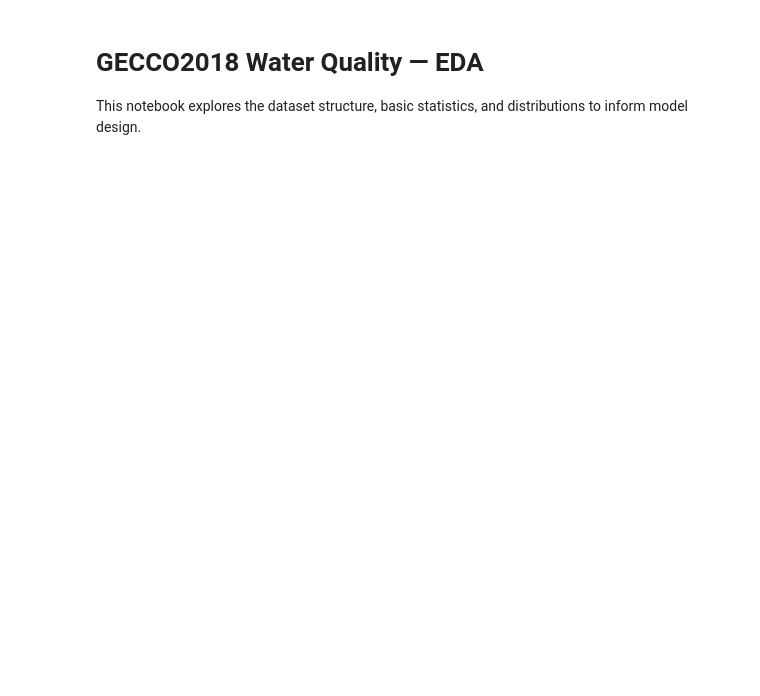
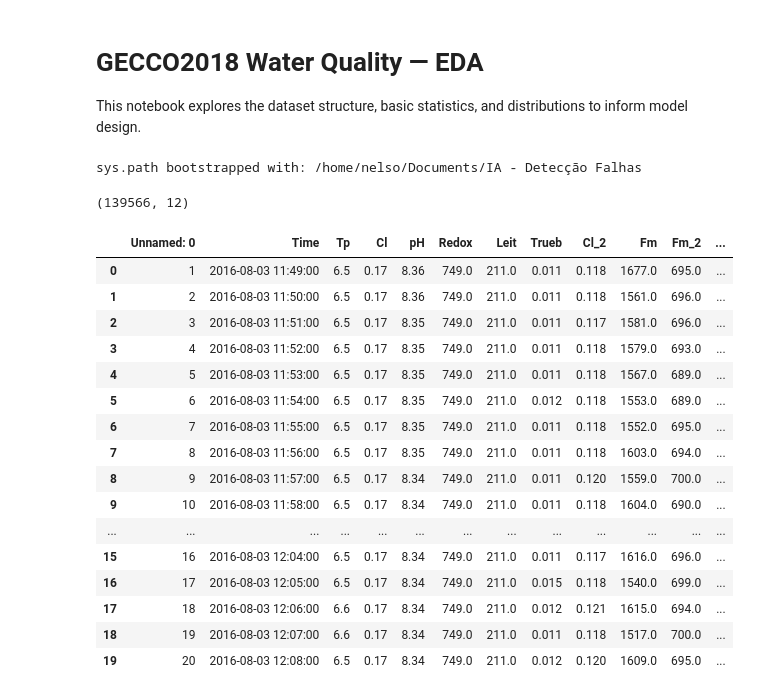
Before and after one commit to nelcostaa/cnn-anomaly-detection, a Jupyter notebook: notebooks/01_eda_gecco2018.ipynb, the cells around one changed output. Cells and saved outputs as stored; diff of their text form; code cells hidden in the pictures; blank space fills up the shorter version.

Commit message:
notebooks: update 01_eda with EDA enhancements and path bootstrap

```diff
--- a/notebooks/01_eda_gecco2018.ipynb
+++ b/notebooks/01_eda_gecco2018.ipynb
@@ -2,6 +2,16 @@
 # GECCO2018 Water Quality — EDA
 
 This notebook explores the dataset structure, basic statistics, and distributions to inform model design.
+# %%
+# Ensure project root on sys.path for `import src.*`
+import sys
+from pathlib import Path
+PROJECT_ROOT = Path.cwd().parent
+if str(PROJECT_ROOT) not in sys.path:
+    sys.path.insert(0, str(PROJECT_ROOT))
+print("sys.path bootstrapped with:", PROJECT_ROOT)
+# %% [output]
+sys.path bootstrapped with: /home/nelso/Documents/IA - Detecção Falhas
 # %%
 # Imports and setup
 %load_ext autoreload
@@ -18,10 +28,29 @@ from src.visualization.plots import plot_pairwise_histograms
 # %%
 # Load data
 try:
     df = load_gecco2018_csv()
 except FileNotFoundError as e:
     print(e)
     raise
 
 print(df.shape)
-df.head()
+df.head(20)
+# %% [output]
+(139566, 12)
+|  | Unnamed: 0 | Time | Tp | Cl | pH | Redox | Leit | Trueb | Cl_2 | Fm | Fm_2 | ... |
+| 0 | 1 | 2016-08-03 11:49:00 | 6.5 | 0.17 | 8.36 | 749.0 | 211.0 | 0.011 | 0.118 | 1677.0 | 695.0 | ... |
+| 1 | 2 | 2016-08-03 11:50:00 | 6.5 | 0.17 | 8.36 | 749.0 | 211.0 | 0.011 | 0.118 | 1561.0 | 696.0 | ... |
+| 2 | 3 | 2016-08-03 11:51:00 | 6.5 | 0.17 | 8.35 | 749.0 | 211.0 | 0.011 | 0.117 | 1581.0 | 696.0 | ... |
+| 3 | 4 | 2016-08-03 11:52:00 | 6.5 | 0.17 | 8.35 | 749.0 | 211.0 | 0.011 | 0.118 | 1579.0 | 693.0 | ... |
+| 4 | 5 | 2016-08-03 11:53:00 | 6.5 | 0.17 | 8.35 | 749.0 | 211.0 | 0.011 | 0.118 | 1567.0 | 689.0 | ... |
+| 5 | 6 | 2016-08-03 11:54:00 | 6.5 | 0.17 | 8.35 | 749.0 | 211.0 | 0.012 | 0.118 | 1553.0 | 689.0 | ... |
+| 6 | 7 | 2016-08-03 11:55:00 | 6.5 | 0.17 | 8.35 | 749.0 | 211.0 | 0.011 | 0.118 | 1552.0 | 695.0 | ... |
+| 7 | 8 | 2016-08-03 11:56:00 | 6.5 | 0.17 | 8.35 | 749.0 | 211.0 | 0.011 | 0.118 | 1603.0 | 694.0 | ... |
+| 8 | 9 | 2016-08-03 11:57:00 | 6.5 | 0.17 | 8.34 | 749.0 | 211.0 | 0.011 | 0.120 | 1559.0 | 700.0 | ... |
+| 9 | 10 | 2016-08-03 11:58:00 | 6.5 | 0.17 | 8.34 | 749.0 | 211.0 | 0.011 | 0.118 | 1604.0 | 690.0 | ... |
+| ... | ... | ... | ... | ... | ... | ... | ... | ... | ... | ... | ... | ... |
+| 15 | 16 | 2016-08-03 12:04:00 | 6.5 | 0.17 | 8.34 | 749.0 | 211.0 | 0.011 | 0.117 | 1616.0 | 696.0 | ... |
+| 16 | 17 | 2016-08-03 12:05:00 | 6.5 | 0.17 | 8.34 | 749.0 | 211.0 | 0.015 | 0.118 | 1540.0 | 699.0 | ... |
+| 17 | 18 | 2016-08-03 12:06:00 | 6.6 | 0.17 | 8.34 | 749.0 | 211.0 | 0.012 | 0.121 | 1615.0 | 694.0 | ... |
+| 18 | 19 | 2016-08-03 12:07:00 | 6.6 | 0.17 | 8.34 | 749.0 | 211.0 | 0.011 | 0.118 | 1517.0 | 700.0 | ... |
+| 19 | 20 | 2016-08-03 12:08:00 | 6.5 | 0.17 | 8.34 | 749.0 | 211.0 | 0.012 | 0.120 | 1609.0 | 695.0 | ... |
```
Also changed, not shown: parts of 10 cells of this notebook.
